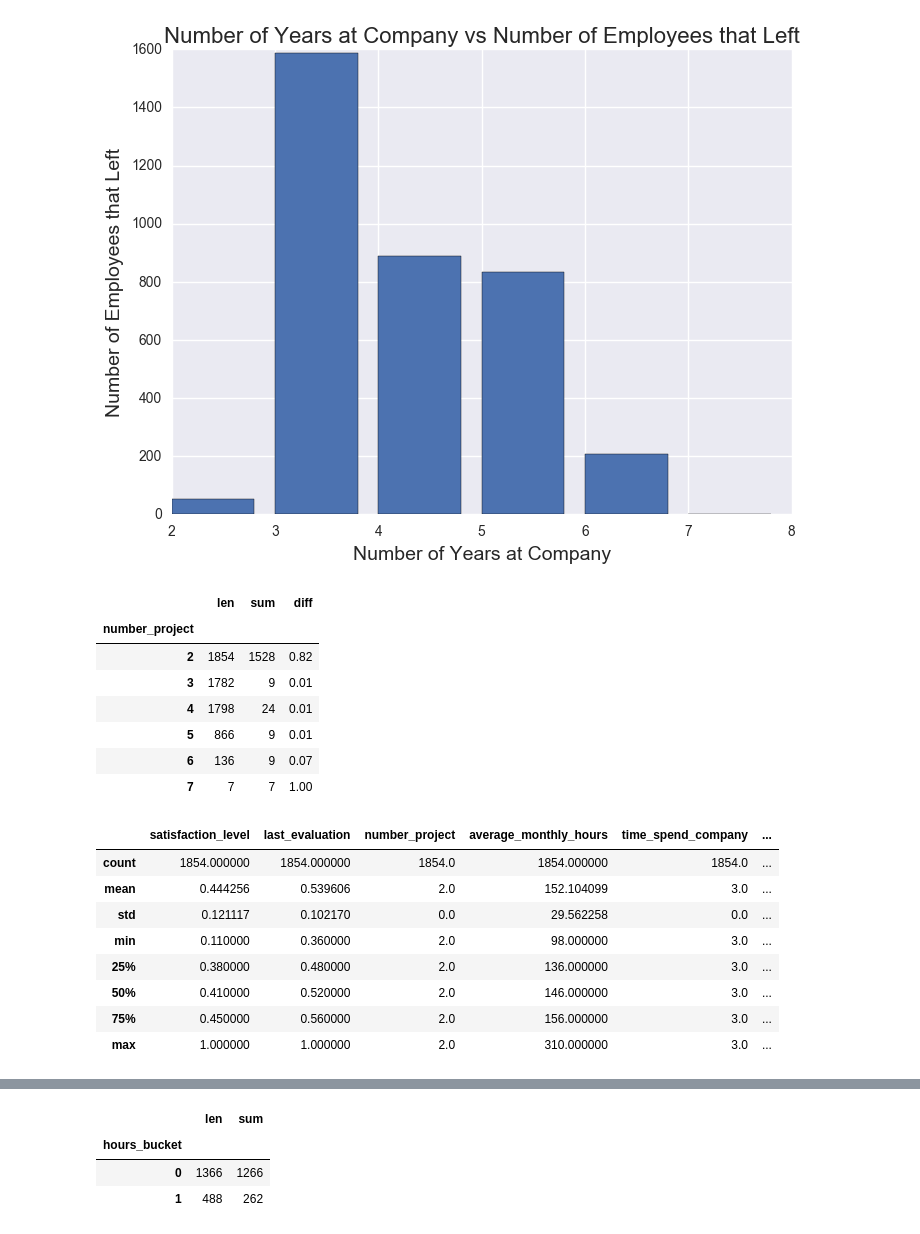
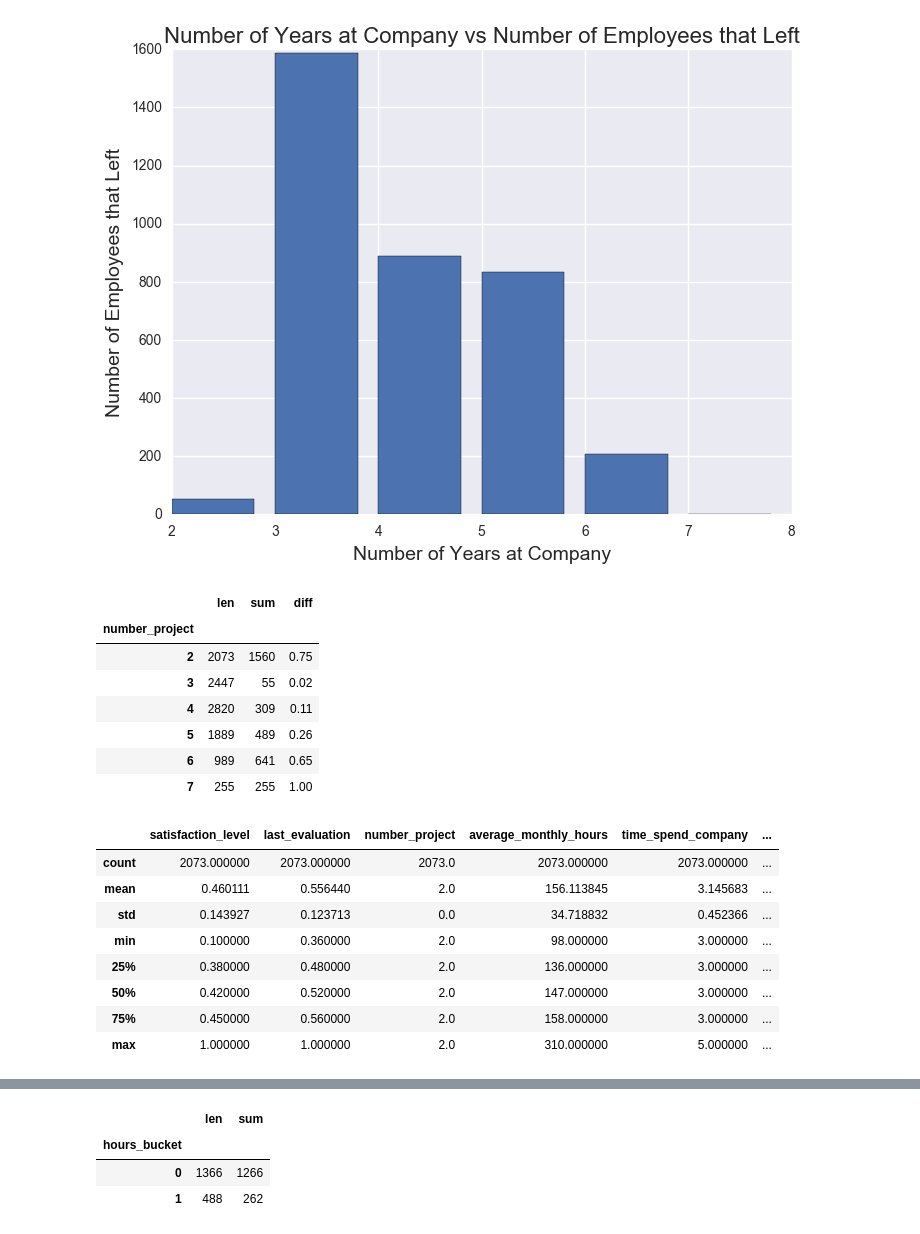
Before and after one commit to adalal80/GA-DSI, a Jupyter notebook: Kaggle_HRanalytics/Kaggle_HRanalytics.ipynb, the cells around one changed output, grey strips where cells are left out. Saved outputs shown, nothing was run; the diff lists cells and outputs as text; code cells hidden in the pictures.

```diff
--- a/Kaggle_HRanalytics/Kaggle_HRanalytics.ipynb
+++ b/Kaggle_HRanalytics/Kaggle_HRanalytics.ipynb
@@ -138,29 +138,29 @@ plt.ylabel('Number of Employees that Left',fontsize=14);
 5                   7   188     0
 [figure]
 # %%
-projects = df[df['time_spend_company']==3].groupby('number_project')['left'].agg([len,sum])
+projects = df[(df['time_spend_company']>=3) & (df['time_spend_company']<=5) ].groupby('number_project')['left'].agg([len,sum])
 projects['diff'] = (projects['sum'] / projects['len']).round(2)
 projects
-#most employees leave year 3 and only have 2 projects. People who have been there for 3 years and have 7 project all left.
+#most employees leave year 3-5 and only have 2 projects. People who have been there for 3 years and have 7 project all left.
 # %% [output]
 |  | len | sum | diff |
 | number_project |  |  |  |
-| 2 | 1854 | 1528 | 0.82 |
-| 3 | 1782 | 9 | 0.01 |
-| 4 | 1798 | 24 | 0.01 |
-| 5 | 866 | 9 | 0.01 |
-| 6 | 136 | 9 | 0.07 |
-| 7 | 7 | 7 | 1.00 |
+| 2 | 2073 | 1560 | 0.75 |
+| 3 | 2447 | 55 | 0.02 |
+| 4 | 2820 | 309 | 0.11 |
+| 5 | 1889 | 489 | 0.26 |
+| 6 | 989 | 641 | 0.65 |
+| 7 | 255 | 255 | 1.00 |
 # %%
-df[(df['time_spend_company']==3) & (df['number_project']==2)].describe()
+df[(df['time_spend_company']>=3) & (df['time_spend_company']<=5) & (df['number_project']==2)].describe()
 # %% [output]
 |  | satisfaction_level | last_evaluation | number_project | average_monthly_hours | time_spend_company | ... |
-| count | 1854.000000 | 1854.000000 | 1854.0 | 1854.000000 | 1854.0 | ... |
-| mean | 0.444256 | 0.539606 | 2.0 | 152.104099 | 3.0 | ... |
-| std | 0.121117 | 0.102170 | 0.0 | 29.562258 | 0.0 | ... |
-| min | 0.110000 | 0.360000 | 2.0 | 98.000000 | 3.0 | ... |
-| 25% | 0.380000 | 0.480000 | 2.0 | 136.000000 | 3.0 | ... |
-| 50% | 0.410000 | 0.520000 | 2.0 | 146.000000 | 3.0 | ... |
-| 75% | 0.450000 | 0.560000 | 2.0 | 156.000000 | 3.0 | ... |
-| max | 1.000000 | 1.000000 | 2.0 | 310.000000 | 3.0 | ... |
+| count | 2073.000000 | 2073.000000 | 2073.0 | 2073.000000 | 2073.000000 | ... |
+| mean | 0.460111 | 0.556440 | 2.0 | 156.113845 | 3.145683 | ... |
+| std | 0.143927 | 0.123713 | 0.0 | 34.718832 | 0.452366 | ... |
+| min | 0.100000 | 0.360000 | 2.0 | 98.000000 | 3.000000 | ... |
+| 25% | 0.380000 | 0.480000 | 2.0 | 136.000000 | 3.000000 | ... |
+| 50% | 0.420000 | 0.520000 | 2.0 | 147.000000 | 3.000000 | ... |
+| 75% | 0.450000 | 0.560000 | 2.0 | 158.000000 | 3.000000 | ... |
+| max | 1.000000 | 1.000000 | 2.0 | 310.000000 | 5.000000 | ... |
 # %%
```
Also changed, not shown: parts of 17 cells of this notebook.
